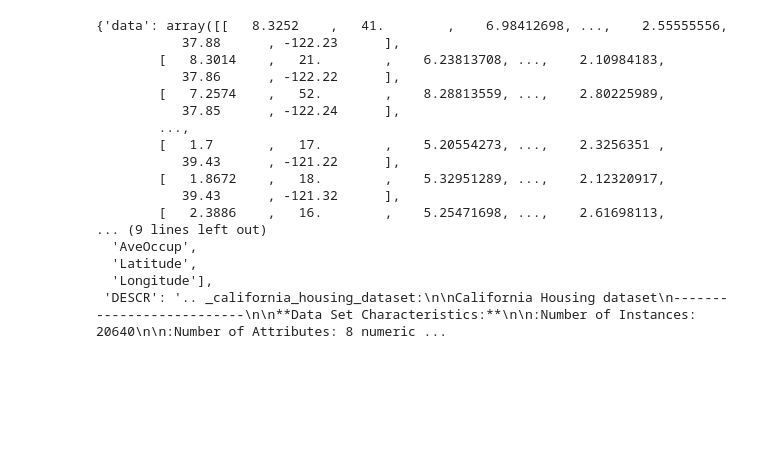
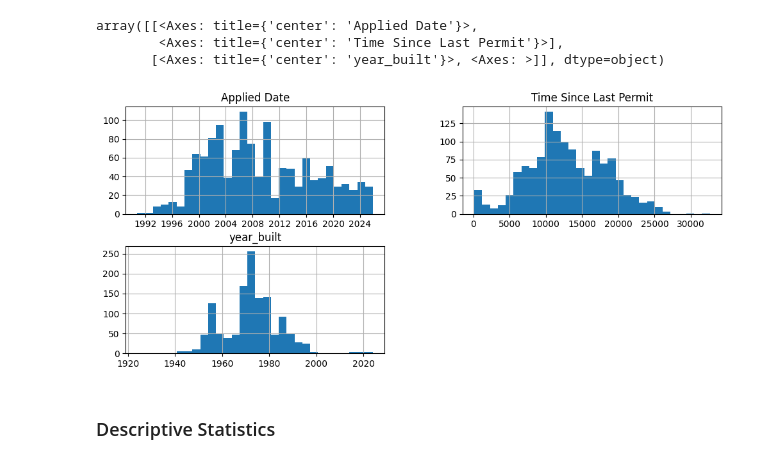
Before and after one commit to Fernando-Cortes-Renteria/DataMiningProject, a Jupyter notebook: main.ipynb, the cells around one changed output. Saved outputs shown, nothing was run; the diff lists cells and outputs as text; code cells hidden in the pictures; blank space fills up the shorter version.

```diff
--- a/main.ipynb
+++ b/main.ipynb
@@ -183,26 +379,9 @@ plt.show()
-# %%
-from sklearn import datasets, linear_model
-from sklearn.metrics import mean_squared_error, r2_score
-from sklearn.datasets import fetch_california_housing
-
-cal = fetch_california_housing()
-
-cal
-# %% [output]
-{'data': array([[   8.3252    ,   41.        ,    6.98412698, ...,    2.55555556,
-           37.88      , -122.23      ],
-        [   8.3014    ,   21.        ,    6.23813708, ...,    2.10984183,
-           37.86      , -122.22      ],
-        [   7.2574    ,   52.        ,    8.28813559, ...,    2.80225989,
-           37.85      , -122.24      ],
-        ...,
-        [   1.7       ,   17.        ,    5.20554273, ...,    2.3256351 ,
-           39.43      , -121.22      ],
-        [   1.8672    ,   18.        ,    5.32951289, ...,    2.12320917,
-           39.43      , -121.32      ],
-        [   2.3886    ,   16.        ,    5.25471698, ...,    2.61698113,
-... (9 lines left out)
-  'AveOccup',
-  'Latitude',
-  'Longitude'],
- 'DESCR': '.. _california_housing_dataset:\n\nCalifornia Housing dataset\n--------------------------\n\n**Data Set Characteristics:**\n\n:Number of Instances: 20640\n\n:Number of Attributes: 8 numeric ...
+# %%
+data[['Applied Date', 'Time Since Last Permit', 'year_built']].hist(figsize=(12, 5), bins=30)
+# %% [output]
+array([[<Axes: title={'center': 'Applied Date'}>,
+        <Axes: title={'center': 'Time Since Last Permit'}>],
+       [<Axes: title={'center': 'year_built'}>, <Axes: >]], dtype=object)
+[figure, added]
+# %% [markdown]
+### Descriptive Statistics
```
Also changed, not shown: parts of 105 cells of this notebook.
